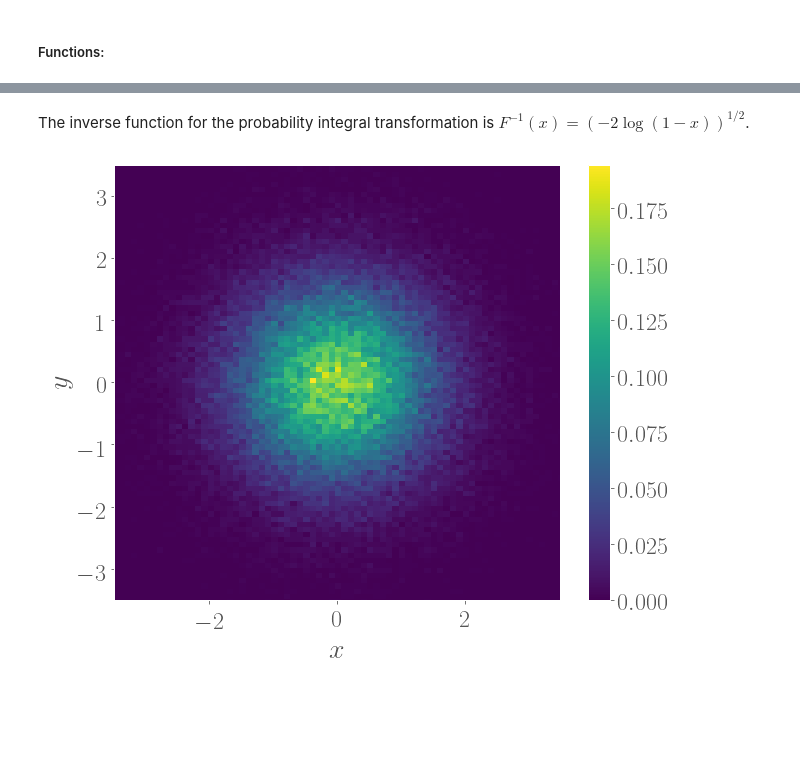
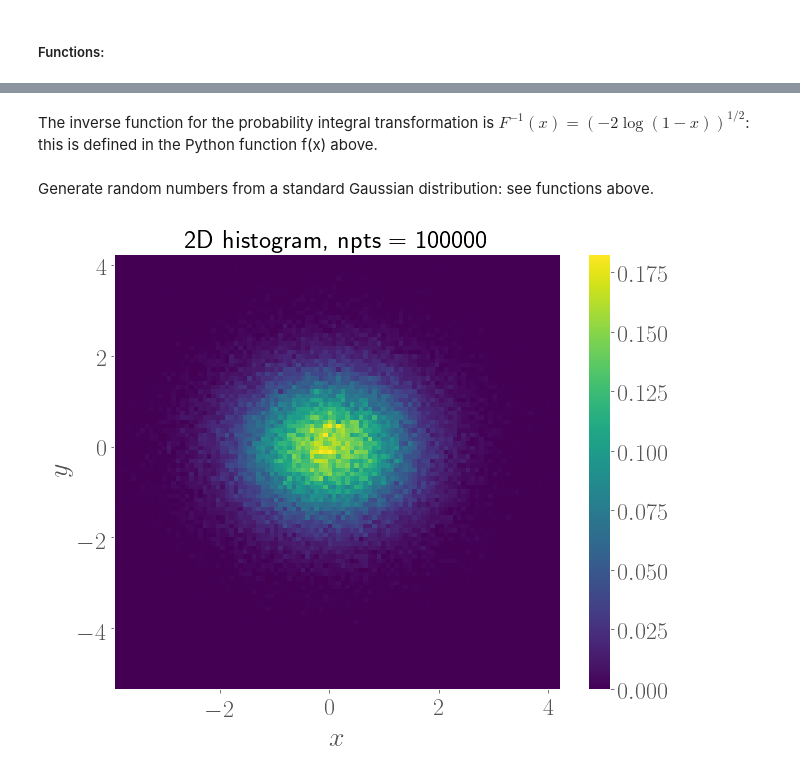
Before and after one commit to ThibeauWouters/Monte-Carlo-Simulations, a Jupyter notebook: 2_Gaussian_RNG.ipynb, the cells around one changed output, grey strips where cells are left out. Cells and saved outputs as stored; diff of their text form; code cells hidden in the pictures; blank space fills up the shorter version.

```diff
--- a/2_Gaussian_RNG.ipynb
+++ b/2_Gaussian_RNG.ipynb
@@ -28 +30,14 @@ def gaussian(t, mu = 0, sigma = 1):
     return 1/(sigma*np.sqrt(2*np.pi))*np.exp(-((t-mu)/sigma)**2/2)
+# %%
+def f(x):
+    '''See report or section 2.1 of this notebook for more details.'''
+    return (-2*np.log(1-x))**0.5
+# %%
+def generate_gaussian_numbers(mu = 0, sigma = 1):
+    '''Generates a random number from a Gaussian distribution with parameters mu and sigma.
+        If no arguments are given, generates from a standard Gaussian.'''
+    theta = random.uniform(0, 2*np.pi)
+    x = random.uniform(0, 1)
+    r = f(x) # f is defined above
+
+    return (mu + sigma*(r*np.cos(theta)), mu + sigma*(r*np.sin(theta)))
@@ -31,2 +48,2 @@ def gaussian(t, mu = 0, sigma = 1):
 # %% [markdown]
-The inverse function for the probability integral transformation is $F^{-1}(x) = \left(-2\log(1-x)\right)^{1/2}$.
+The inverse function for the probability integral transformation is $F^{-1}(x) = \left(-2\log(1-x)\right)^{1/2}$: this is defined in the Python function f(x) above.
@@ -36,10 +50,3 @@ def f(x):
-# %%
-def generate_gaussian_numbers():
-    theta = random.uniform(0, 2*np.pi)
-    u = random.uniform(0, 1)
-    r = f(u)
-
-    x = r*np.cos(theta); y = r*np.sin(theta)
-
-    return (x, y)
+# %% [markdown]
+Generate random numbers from a standard Gaussian distribution: see functions above.
 # %%
@@ -52,15 +61,17 @@ for i in range(npts):
     xdata.append(point[0])
     ydata.append(point[1])
 # %%
+# Plot a 2D histogram
 plt.hist2d(xdata, ydata, normed = True, bins = 100)
 plt.colorbar()
-#plt.title(r"2D  histogram, npts = %d" %npts)
+
+# Make fancy, save and show
+plt.title(r"2D  histogram, npts = %d" %npts)
 plt.xlabel(r'$x$')
-plt.xlim(-3.5, 3.5)
 plt.ylabel(r'$y$')
-plt.ylim(-3.5, 3.5)
-plt.savefig("ex2_2D_density.pdf", bbox_inches = 'tight')
+## Uncomment the next line to save the plot
+#plt.savefig("ex2_2D_density.pdf", bbox_inches = 'tight')
 plt.show()
 # %% [output]
-[figure, old version]
+[figure, new version]
 # %%
```
Also changed, not shown: parts of 17 cells of this notebook, 5 other files.
